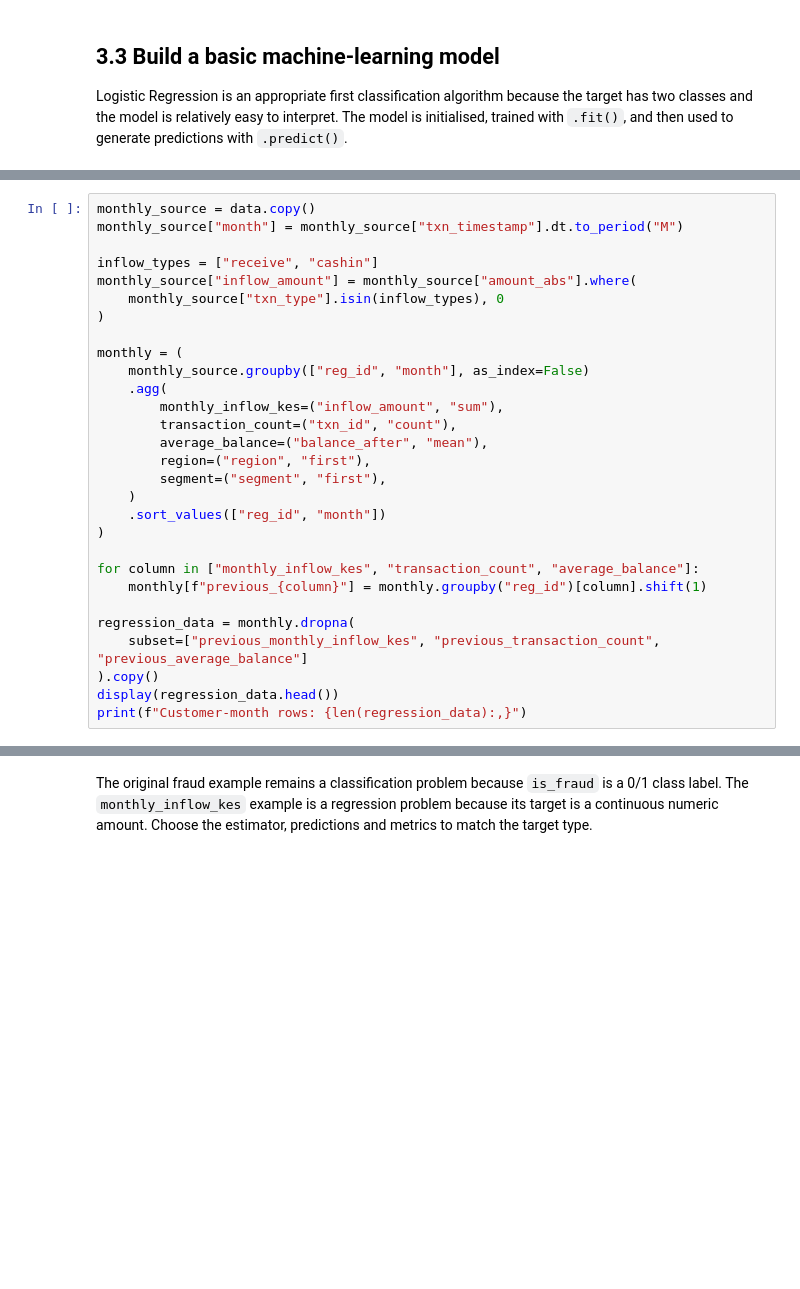
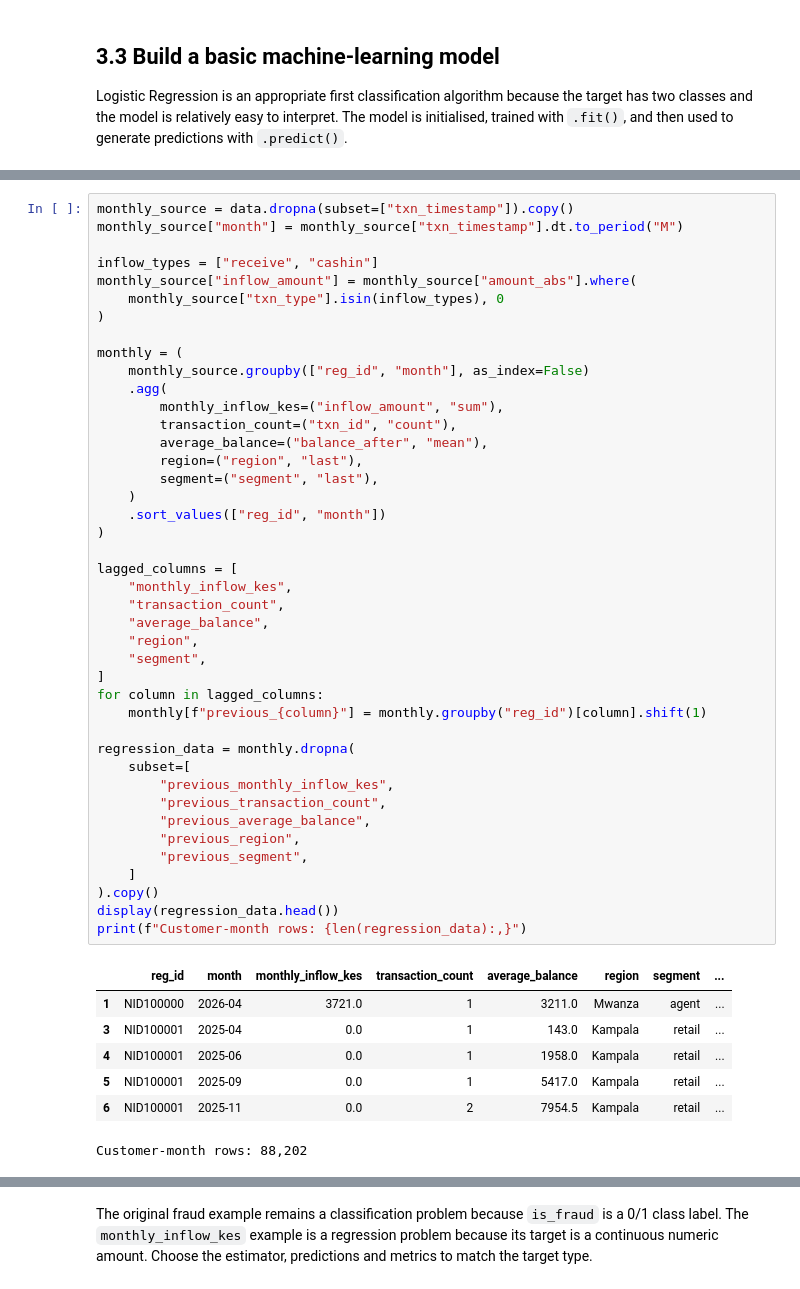
Before and after one commit to mweneh/AML_Topic3_ML, a Jupyter notebook: notebook/topic3_introduction_to_machine_learning.ipynb, the cells around one changed output, grey strips where cells are left out. Cells and saved outputs as stored; diff of their text form; blank space fills up the shorter version.

```diff
--- a/notebook/topic3_introduction_to_machine_learning.ipynb
+++ b/notebook/topic3_introduction_to_machine_learning.ipynb
@@ -256,32 +471,53 @@ This example uses previous-month activity as input features and the current mont
 # %%
-monthly_source = data.copy()
+monthly_source = data.dropna(subset=["txn_timestamp"]).copy()
 monthly_source["month"] = monthly_source["txn_timestamp"].dt.to_period("M")
 
 inflow_types = ["receive", "cashin"]
 monthly_source["inflow_amount"] = monthly_source["amount_abs"].where(
     monthly_source["txn_type"].isin(inflow_types), 0
 )
 
 monthly = (
     monthly_source.groupby(["reg_id", "month"], as_index=False)
     .agg(
         monthly_inflow_kes=("inflow_amount", "sum"),
         transaction_count=("txn_id", "count"),
         average_balance=("balance_after", "mean"),
-        region=("region", "first"),
-        segment=("segment", "first"),
+        region=("region", "last"),
+        segment=("segment", "last"),
     )
     .sort_values(["reg_id", "month"])
 )
 
-for column in ["monthly_inflow_kes", "transaction_count", "average_balance"]:
+lagged_columns = [
+    "monthly_inflow_kes",
+    "transaction_count",
+    "average_balance",
+    "region",
+    "segment",
+]
+for column in lagged_columns:
     monthly[f"previous_{column}"] = monthly.groupby("reg_id")[column].shift(1)
 
 regression_data = monthly.dropna(
-    subset=["previous_monthly_inflow_kes", "previous_transaction_count", "previous_average_balance"]
+    subset=[
+        "previous_monthly_inflow_kes",
+        "previous_transaction_count",
+        "previous_average_balance",
+        "previous_region",
+        "previous_segment",
+    ]
 ).copy()
 display(regression_data.head())
 print(f"Customer-month rows: {len(regression_data):,}")
+# %% [output]
+|  | reg_id | month | monthly_inflow_kes | transaction_count | average_balance | region | segment | ... |
+| 1 | NID100000 | 2026-04 | 3721.0 | 1 | 3211.0 | Mwanza | agent | ... |
+| 3 | NID100001 | 2025-04 | 0.0 | 1 | 143.0 | Kampala | retail | ... |
+| 4 | NID100001 | 2025-06 | 0.0 | 1 | 1958.0 | Kampala | retail | ... |
+| 5 | NID100001 | 2025-09 | 0.0 | 1 | 5417.0 | Kampala | retail | ... |
+| 6 | NID100001 | 2025-11 | 0.0 | 2 | 7954.5 | Kampala | retail | ... |
+Customer-month rows: 88,202
 # %% [markdown]
 ### Build and evaluate a regression model
 
```
Also changed, not shown: parts of 29 cells of this notebook.
